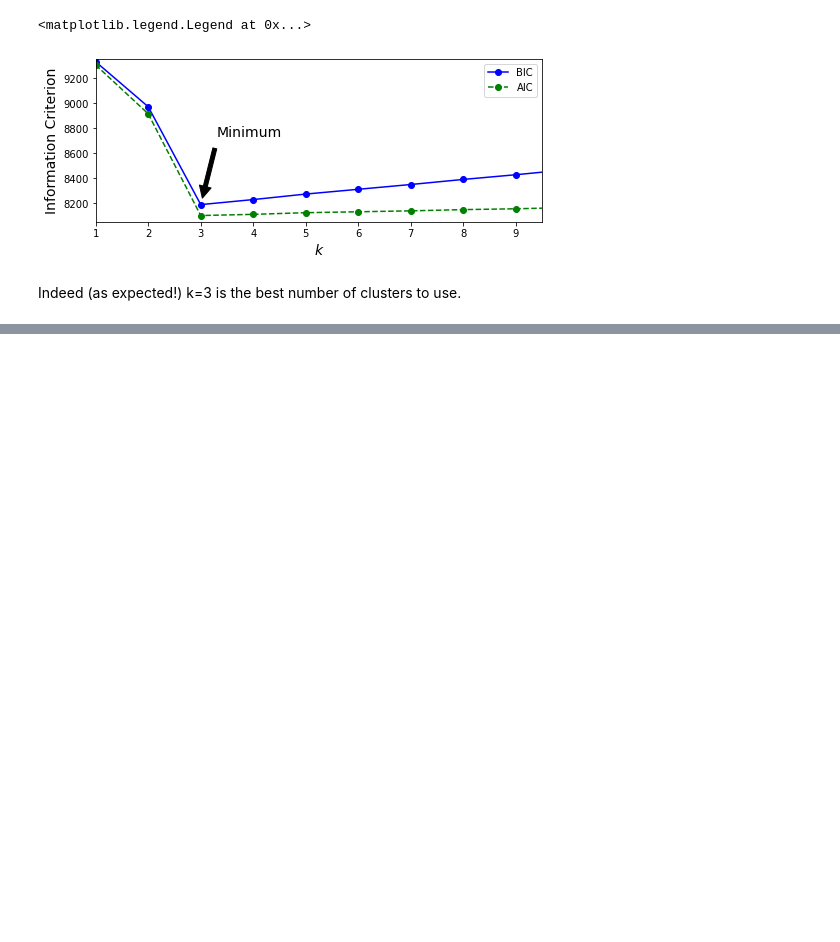
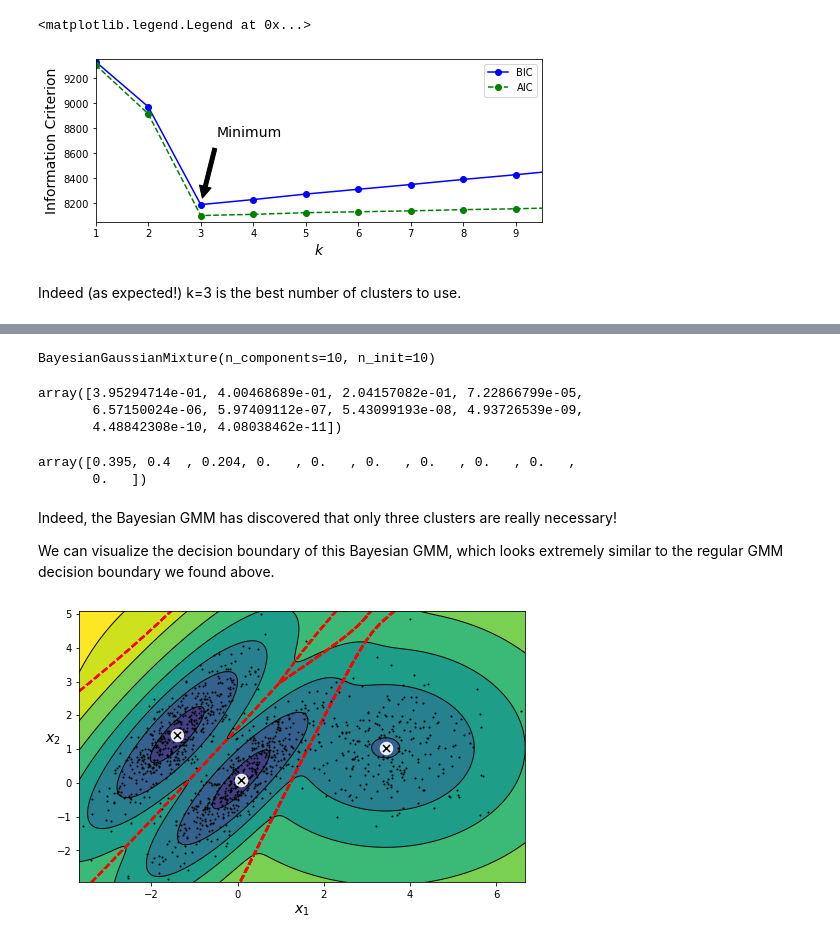
Before and after one commit to aj112358/ML_Notes, a Jupyter notebook: 09_Unsupervised_Learning_Techniques/Ch 9 - Unsupervised Learning Techniques.ipynb, the cells around one changed output, grey strips where cells are left out. Cells and saved outputs as stored; diff of their text form; code cells hidden in the pictures; blank space fills up the shorter version.

```diff
--- a/09_Unsupervised_Learning_Techniques/Ch 9 - Unsupervised Learning Techniques.ipynb
+++ b/09_Unsupervised_Learning_Techniques/Ch 9 - Unsupervised Learning Techniques.ipynb
@@ -671,0 +676,25 @@ Indeed (as expected!) k=3 is the best number of clusters to use.
+# %%
+bgm = BayesianGaussianMixture(n_components= 10, n_init = 10)
+bgm.fit(X)
+# %% [output]
+BayesianGaussianMixture(n_components=10, n_init=10)
+# %%
+bgm.weights_
+# %% [output]
+array([3.95294714e-01, 4.00468689e-01, 2.04157082e-01, 7.22866799e-05,
+       6.57150024e-06, 5.97409112e-07, 5.43099193e-08, 4.93726539e-09,
+       4.48842308e-10, 4.08038462e-11])
+# %%
+np.round(bgm.weights_, 3)
+# %% [output]
+array([0.395, 0.4  , 0.204, 0.   , 0.   , 0.   , 0.   , 0.   , 0.   ,
+       0.   ])
+# %% [markdown]
+Indeed, the Bayesian GMM has discovered that only three clusters are really necessary!
+
+We can visualize the decision boundary of this Bayesian GMM, which looks extremely similar to the regular GMM decision boundary we found above.
+# %%
+plt.figure(figsize=(8, 5))
+plot_gaussian_mixture(bgm, X)
+# %% [output]
+[figure, added]
```
Also changed, not shown: parts of 3 cells of this notebook.
